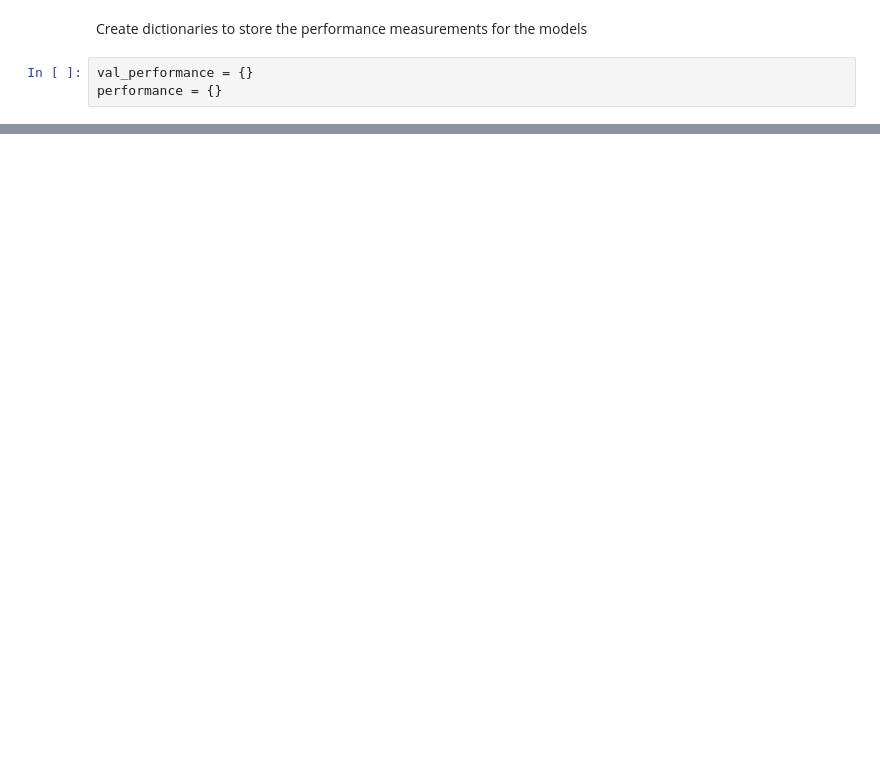
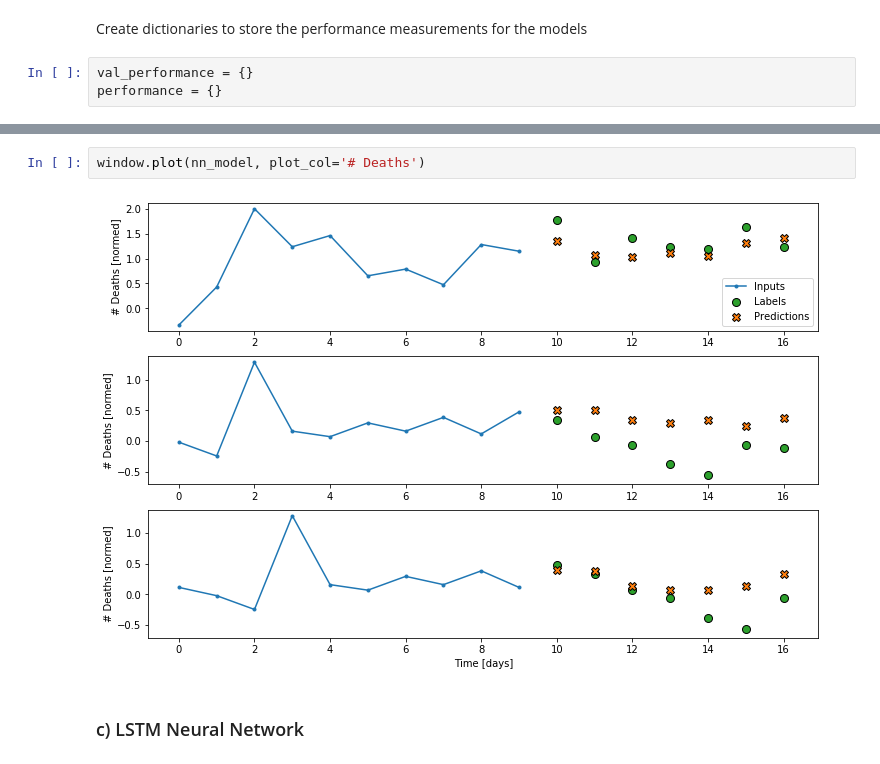
Before and after one commit to davidghobson1/COVID-19-Forecasting-Model, a Jupyter notebook: COVID-19 LSTM Neural Networks Model.ipynb, the cells around one changed output, grey strips where cells are left out. Drawn from its saved outputs; the diff is of its cells as text; blank space fills up the shorter version.

```diff
--- a/COVID-19 LSTM Neural Networks Model.ipynb
+++ b/COVID-19 LSTM Neural Networks Model.ipynb
@@ -677,0 +413,6 @@ Performance and comparison of the models
+# %%
+window.plot(nn_model, plot_col='# Deaths')
+# %% [output]
+[figure, added]
+# %% [markdown]
+### c) LSTM Neural Network
```
Also changed, not shown: parts of 107 cells of this notebook.
